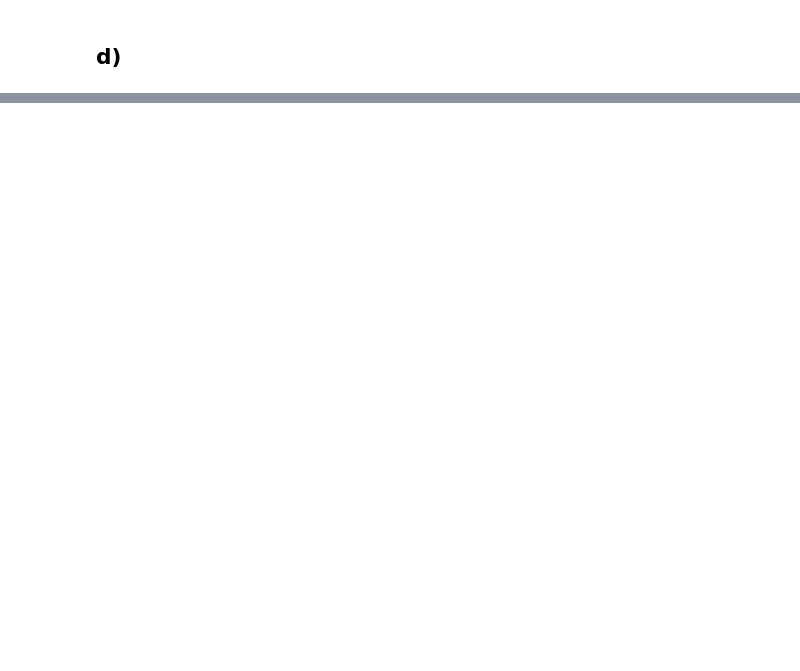
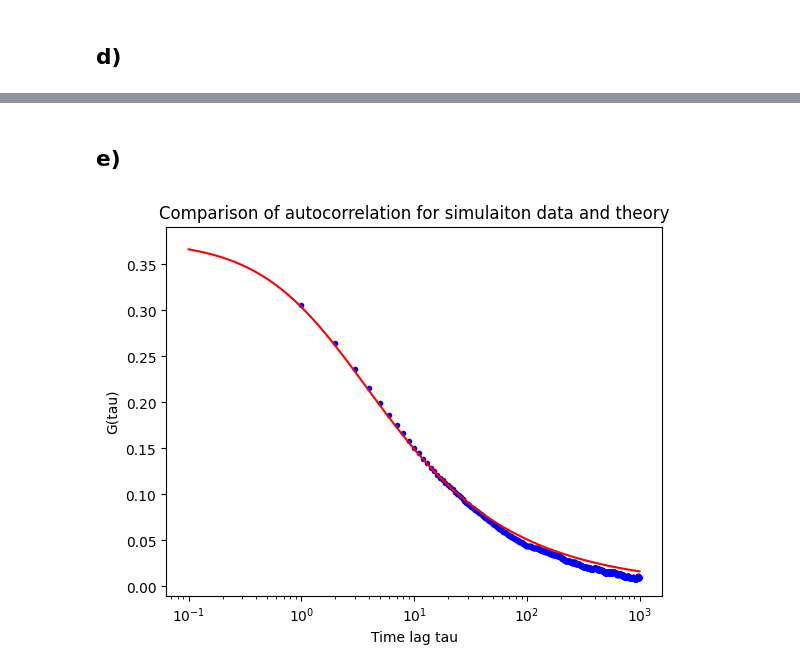
Before and after one commit to loganmachale/PHYS-305, a Jupyter notebook: Assignment 5/Assignment 5.ipynb, the cells around one changed output, grey strips where cells are left out. Cells and saved outputs as stored; diff of their text form; code cells hidden in the pictures; blank space fills up the shorter version.

```diff
--- a/Assignment 5/Assignment 5.ipynb
+++ b/Assignment 5/Assignment 5.ipynb
@@ -182,0 +204,20 @@ ValueError: x and y must have same first dimension, but have shapes (999,) and (
+# %% [markdown]
+## e) ##
+# %%
+def theory_G(tau, C, D, x_0):
+    tau_d = x_0 ** 2 / (2 * D)
+    return 1 / np.sqrt(2 * np.pi * D * (2 * tau + tau_d)) / C
+
+D = kick_std ** 2 / 2
+mean_C = N_p / L
+tau_space = np.logspace(-1, np.log10(max(tau_range)), 1000)
+
+plt.plot(tau_range, mean_G, '.', color='blue', label='simulation')
+plt.plot(tau_space, theory_G(tau_space, mean_C, D, x_0), color='red', label='theory')
+plt.xscale('log')
+plt.title('Comparison of autocorrelation for simulaiton data and theory')
+plt.xlabel('Time lag tau')
+plt.ylabel('G(tau)')
+plt.show()
+# %% [output]
+[figure, added]
```
Also changed, not shown: parts of 4 cells of this notebook.
